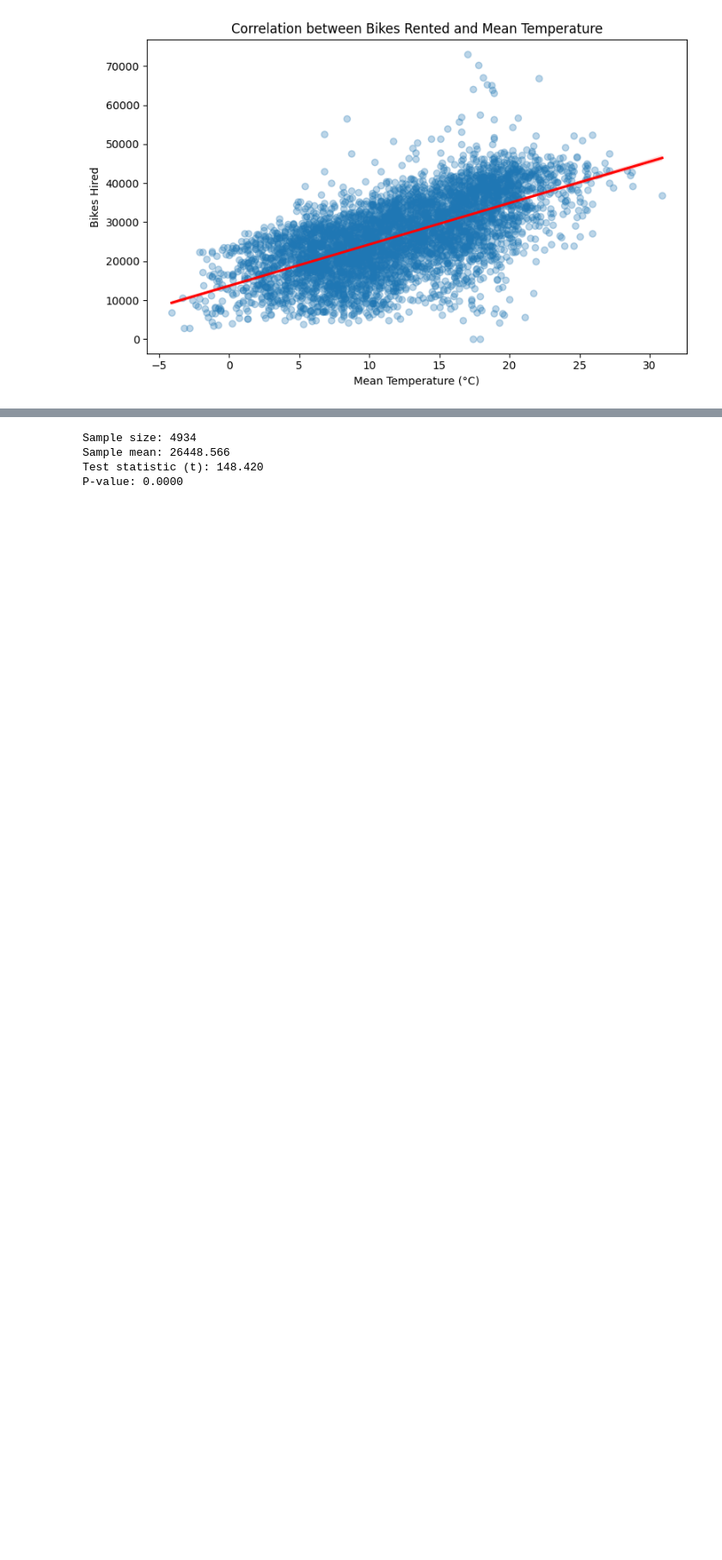
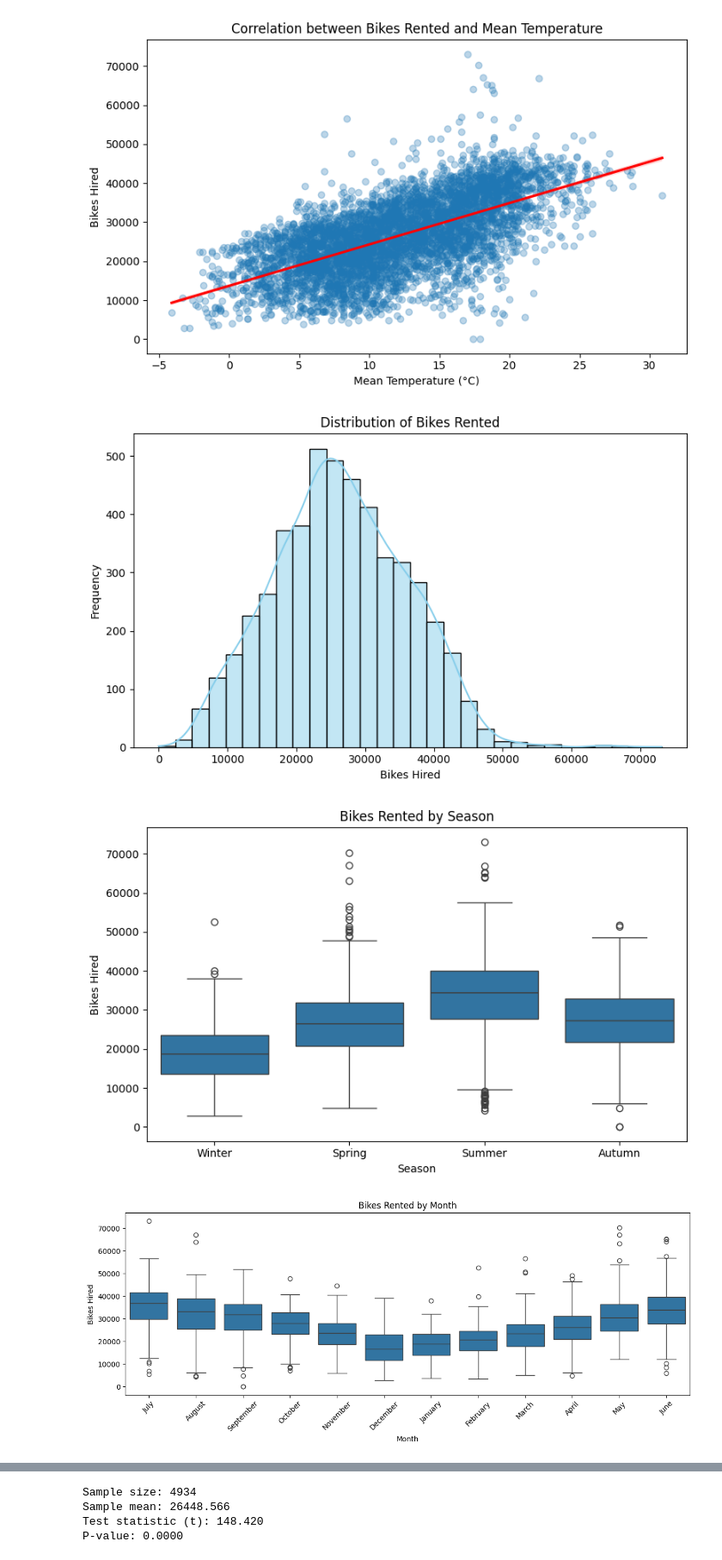
Before and after one commit to jonahpaige/Jonah_repository, a Jupyter notebook: Data/Session 3 Solutions-20250918/Group_Project.ipynb, the cells around one changed output, grey strips where cells are left out. Shown at 86% size. Cells and saved outputs as stored; diff of their text form; code cells hidden in the pictures; blank space fills up the shorter version.

```diff
--- a/Data/Session 3 Solutions-20250918/Group_Project.ipynb
+++ b/Data/Session 3 Solutions-20250918/Group_Project.ipynb
@@ -190,0 +189,43 @@ plt.show()
+# %%
+# Distribution of bikes rented
+plt.figure(figsize=(8, 5))
+sns.histplot(bikes["bikes_hired"], bins=30, kde=True, color='skyblue')
+plt.title("Distribution of Bikes Rented")
+plt.xlabel("Bikes Hired")
+plt.ylabel("Frequency")
+plt.tight_layout()
+plt.show()
+
+# Rentals by season
+plt.figure(figsize=(8, 5))
+sns.boxplot(data=bikes, x="season", y="bikes_hired", order=["Winter", "Spring", "Summer", "Autumn"])
+plt.title("Bikes Rented by Season")
+plt.xlabel("Season")
+plt.ylabel("Bikes Hired")
+plt.tight_layout()
+plt.show()
+
+# Rentals by month
+plt.figure(figsize=(12, 5))
+month_order = bikes["month_name"].drop_duplicates().tolist()
+sns.boxplot(data=bikes, x="month_name", y="bikes_hired", order=month_order)
+plt.title("Bikes Rented by Month")
+plt.xlabel("Month")
+plt.ylabel("Bikes Hired")
+plt.xticks(rotation=45)
+plt.tight_layout()
+plt.show()
+
+# Relationship between temperature and bikes rented
+plt.figure(figsize=(8, 5))
+sns.scatterplot(data=bikes, x="mean_temp", y="bikes_hired", alpha=0.3)
+sns.regplot(data=bikes, x="mean_temp", y="bikes_hired", scatter=False, color='red')
+plt.title("Bikes Rented vs. Mean Temperature")
+plt.xlabel("Mean Temperature (°C)")
+plt.ylabel("Bikes Hired")
+plt.tight_layout()
+plt.show()
+# %% [output]
+[figure, added]
+[figure, added]
+[figure, added]
```
Also changed, not shown: parts of 3 cells of this notebook.
